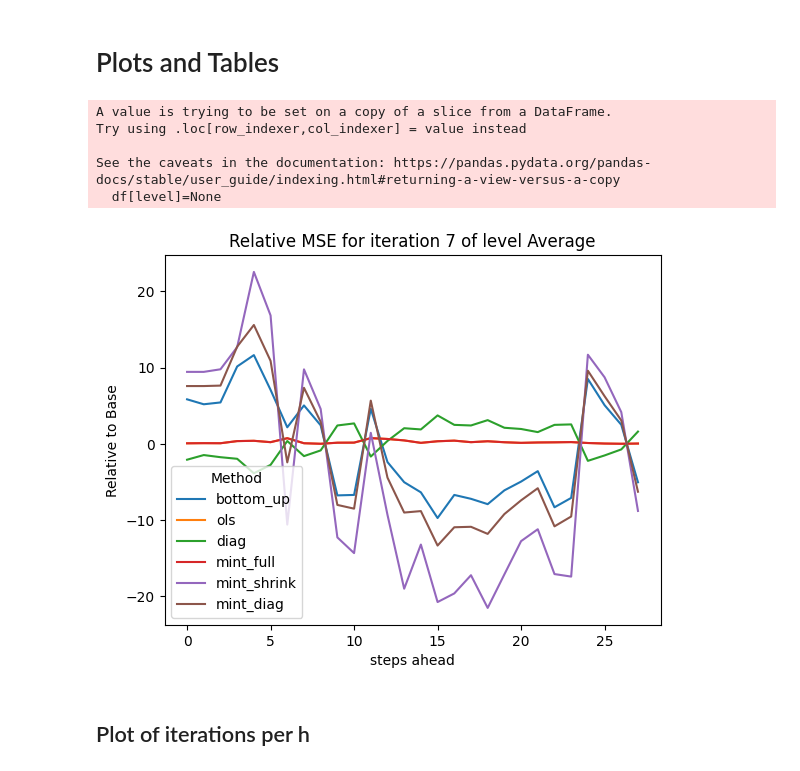
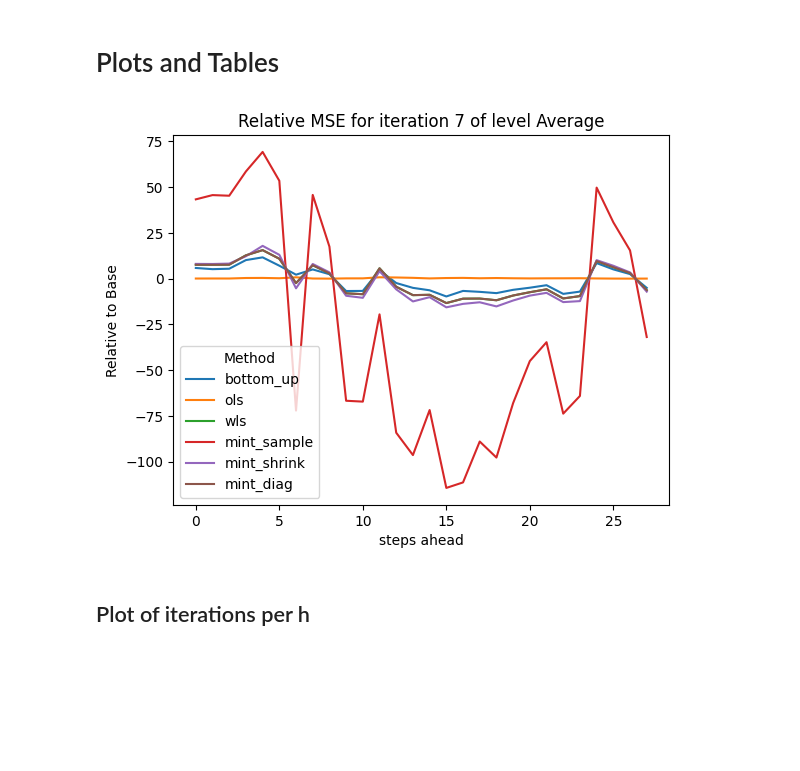
Before and after one commit to skoMarat/Hierarchical-Forecasting, a Jupyter notebook: spatial_notebook.ipynb, the cells around one changed output. Saved outputs shown, nothing was run; the diff lists cells and outputs as text; code cells hidden in the pictures; blank space fills up the shorter version.

```diff
--- a/spatial_notebook.ipynb
+++ b/spatial_notebook.ipynb
@@ -381,11 +295,0 @@ plt.show()
-# %%
-method='full'
-tree_default.reconcile(method)
-
-l=0
-plt.plot(tree_default.mYtilde[l,:], label='Tilde')
-plt.plot(tree_default.mYhat[l,:], label='Hat')
-plt.plot(tree_default.mY[l,-28:], label='True')
-plt.legend()
-plt.title(method+" "+'default')
-plt.show
@@ -409,14 +309,3 @@ Try using .loc[row_indexer,col_indexer] = value instead
 
 See the caveats in the documentation: https://pandas.pydata.org/pandas-docs/stable/user_guide/indexing.html#returning-a-view-versus-a-copy
   df[level]=None
-# %%
-method='full'
-tree_tuned.reconcile(method)
-
-l=0
-plt.plot(tree_tuned.mYtilde[l,:], label='Tilde')
-plt.plot(tree_tuned.mYhat[l,:], label='Hat')
-plt.plot(tree_tuned.mY[l,-28:], label='True')
-plt.legend()
-plt.title(method+" "+'tuned')
-plt.show
@@ -442,49 +327,41 @@ See the caveats in the documentation: https://pandas.pydata.org/pandas-docs/stab
   df[level]=None
 # %% [markdown]
 # Plots and Tables
-# %%
-tree_=Tree( data_directory = Y_path , type='spatial')
-slices = [len([sublist for sublist in tree_.list_of_leafs if sublist.count(None) == i]) for i, _ in enumerate(tree_.levels)]
-slices.append(1)
-# %% [output]
-A value is trying to be set on a copy of a slice from a DataFrame.
-Try using .loc[row_indexer,col_indexer] = value instead
-
-See the caveats in the documentation: https://pandas.pydata.org/pandas-docs/stable/user_guide/indexing.html#returning-a-view-versus-a-copy
-  df[level]=None
 # %%
 dOutputs=dOutputs_default
 
 iter=7
 relative='Base'
 level='Average'
 iters=int(dOutputs_default['bottom_up']['mYhat'].shape[1]/28)
 metric='MSE'
 
-vMethods=getCVResults( h=1, dOutputs=dOutputs ,  metric=metric , slices=slices  ,
-                      iters = None, rolling=True).columns.get_level_values(0).unique()
-vMethods=vMethods.drop(['top_down_ph','top_down_hp'])
+lMethods=list(dOutputs.keys())
+
+# lMethods.remove('top_down_ph')
+lMethods.remove('mint_mcd')
+# lMethods.remove('top_down_hp')
 
 plt.figure()
-for method in vMethods:
+for method in lMethods:
     vValues = np.zeros(28)
 
     for h in range(1, 29):
         df = getCVResults(h=h, dOutputs=dOutputs_default,  metric=metric, slices=slices,
                           iters=iter,
                           rolling=False)[method]
         vValues[h-1] = df[df.index == level][relative].item()
     plt.plot(np.arange(28), vValues, label=method)
 
 plt.legend(title="Method")
 plt.xlabel("steps ahead")
 plt.ylabel(f"Relative to {relative}")
 plt.title(f"Relative {metric} for iteration {iter} of level {level}")
 
 # Show the plot
 plt.show()
 # %% [output]
-[figure, old version]
+[figure, new version]
 # %% [markdown]
 ## Plot of iterations per h
 # %%
```
Also changed, not shown: parts of 21 cells of this notebook, 2 other files.
